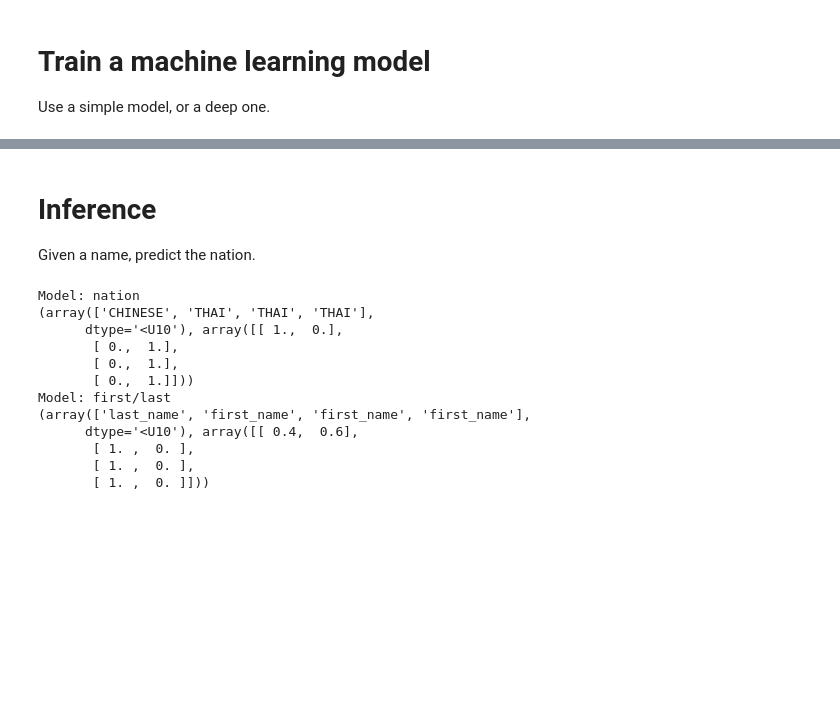
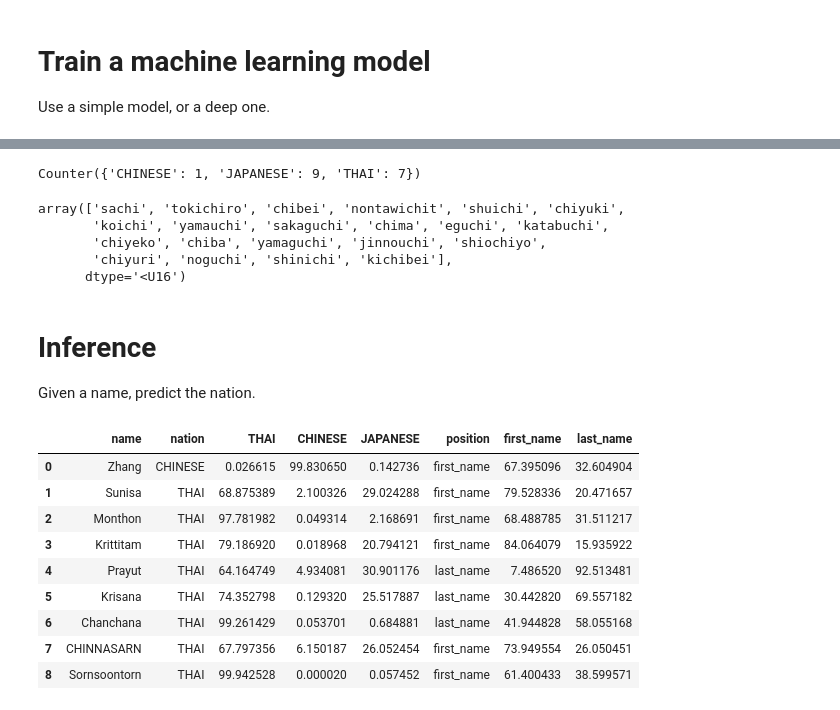
Before and after one commit to offchan42/name-nation-classifier, a Jupyter notebook: notebook.ipynb, the cells around one changed output, grey strips where cells are left out. Drawn from its saved outputs; the diff is of its cells as text; code cells hidden in the pictures; blank space fills up the shorter version.

```diff
--- a/notebook.ipynb
+++ b/notebook.ipynb
@@ -124,3 +131,6 @@ name_matrix[:5, :], name_matrix.shape
 # %% [markdown]
 # Aggregating the dataset
 Use the function defined to aggregate the dataset
+# %%
+available_nations = np.array(list(set(data['nation'])))
+available_nations
@@ -143,4 +170,6 @@ X.shape, y.shape
 # %%
-X_train, X_test, y_train, y_test, X_str_train, X_str_test = train_test_split(X, y, X_str, test_size=0.2)
-X_train.shape, X_test.shape, y_train.shape, y_test.shape
+X_train, X_test, y_train, y_test, X_str_train, X_str_test,\
+    y_nation_train, y_nation_test, y_pos_train, y_pos_test = \
+    train_test_split(X, y, X_str, y_nation, y_pos, test_size=0.2)
+X_train.shape, X_test.shape, y_nation_train.shape, y_nation_test.shape
 # %% [output]
@@ -170,0 +233,4 @@ first/last 0.959119496855 0.675
+# %%
+# train it
+callbacks = [EarlyStopping(patience=10)]
+model.fit([X_train_flat], [y_nation_train, y_pos_train], epochs=100, validation_split=0.1, callbacks=callbacks, batch_size=32)
@@ -170,0 +271,11 @@ first/last 0.959119496855 0.675
+# %%
+incorrect_mask = model.predict(X_test_flat)[0].argmax(axis=1) != y_nation_test.argmax(axis=1)
+names = X_str_test[incorrect_mask]
+pred = model.predict(X_test_flat[incorrect_mask,:])[0]
+pred_nations = available_nations[pred.argmax(axis=1)]
+probs = pred.max(axis=1)
+nations = available_nations[y_nation_test[incorrect_mask].argmax(axis=1)]
+df = pd.DataFrame(columns=['name', 'predicted nation', 'true nation', 'prediction confidence'])
+for i in range(len(names)):
+    df.loc[i] = [names[i], pred_nations[i], nations[i], probs[i]*100]
+df.sort_values('prediction confidence', ascending=False)
@@ -171,32 +293,50 @@ first/last 0.959119496855 0.675
+# %%
+# count nations that are incorrectly predicted by the model
+from collections import Counter
+Counter(df['true nation'])
+# %% [output]
+Counter({'CHINESE': 1, 'JAPANESE': 9, 'THAI': 7})
+# %%
+# check if a certain name is inside a dataset
+X_that_we_care = X_str_train
+X_that_we_care[np.array(['chi' in x for x in X_that_we_care])]
+# %% [output]
+array(['sachi', 'tokichiro', 'chibei', 'nontawichit', 'shuichi', 'chiyuki',
+       'koichi', 'yamauchi', 'sakaguchi', 'chima', 'eguchi', 'katabuchi',
+       'chiyeko', 'chiba', 'yamaguchi', 'jinnouchi', 'shiochiyo',
+       'chiyuri', 'noguchi', 'shinichi', 'kichibei'],
+      dtype='<U16')
 # %% [markdown]
 # Inference
 Given a name, predict the nation.
 # %%
 def predict(names, model, max_name_len):
     assert(type(names) is list)
     X = []
     for name in names:
-        matrix = name_to_matrix(name, max_name_len)[np.newaxis]
+        matrix = name_to_matrix(name.lower(), max_name_len)[np.newaxis]
         X.append(matrix)
     X = np.concatenate(X, axis=0)
     X_flat = flatten_X(X)
-    return model.predict(X_flat), model.predict_proba(X_flat)
+    return model.predict(X_flat)
 
-names = ["Zhang", "Sunisa", "Monthon", "Krittitam"]
-for name, model in models.items():
-    print('Model:', name)
-    pred = predict(names, model, max_name_len)
-    print(pred)
+names = ["Zhang", "Sunisa", "Monthon", "Krittitam", "Prayut", "Krisana", "Chanchana", "CHINNASARN", "Sornsoontorn"]
+pred = predict(names, model, max_name_len)
+pred_nation, pred_pos = pred
+df = pd.DataFrame(columns=['name', 'nation'] + available_nations.tolist() + ['position'] + name_cols)
+for i in range(len(names)):
+    best_nation = available_nations[pred_nation[i,:].argmax()]
+    best_pos = name_cols[pred_pos[i,:].argmax()]
+    df.loc[i] = [names[i], best_nation] + (pred_nation[i,:]*100).tolist() + [best_pos] + (pred_pos[i,:]*100).tolist()
+df
 # %% [output]
-Model: nation
-(array(['CHINESE', 'THAI', 'THAI', 'THAI'],
-      dtype='<U10'), array([[ 1.,  0.],
-       [ 0.,  1.],
-       [ 0.,  1.],
-       [ 0.,  1.]]))
-Model: first/last
-(array(['last_name', 'first_name', 'first_name', 'first_name'],
-      dtype='<U10'), array([[ 0.4,  0.6],
-       [ 1. ,  0. ],
-       [ 1. ,  0. ],
-       [ 1. ,  0. ]]))
+|  | name | nation | THAI | CHINESE | JAPANESE | position | first_name | last_name |
+| 0 | Zhang | CHINESE | 0.026615 | 99.830650 | 0.142736 | first_name | 67.395096 | 32.604904 |
+| 1 | Sunisa | THAI | 68.875389 | 2.100326 | 29.024288 | first_name | 79.528336 | 20.471657 |
+| 2 | Monthon | THAI | 97.781982 | 0.049314 | 2.168691 | first_name | 68.488785 | 31.511217 |
+| 3 | Krittitam | THAI | 79.186920 | 0.018968 | 20.794121 | first_name | 84.064079 | 15.935922 |
+| 4 | Prayut | THAI | 64.164749 | 4.934081 | 30.901176 | last_name | 7.486520 | 92.513481 |
+| 5 | Krisana | THAI | 74.352798 | 0.129320 | 25.517887 | last_name | 30.442820 | 69.557182 |
+| 6 | Chanchana | THAI | 99.261429 | 0.053701 | 0.684881 | last_name | 41.944828 | 58.055168 |
+| 7 | CHINNASARN | THAI | 67.797356 | 6.150187 | 26.052454 | first_name | 73.949554 | 26.050451 |
+| 8 | Sornsoontorn | THAI | 99.942528 | 0.000020 | 0.057452 | first_name | 61.400433 | 38.599571 |
```
Also changed, not shown: parts of 21 cells of this notebook, 1 other file.
